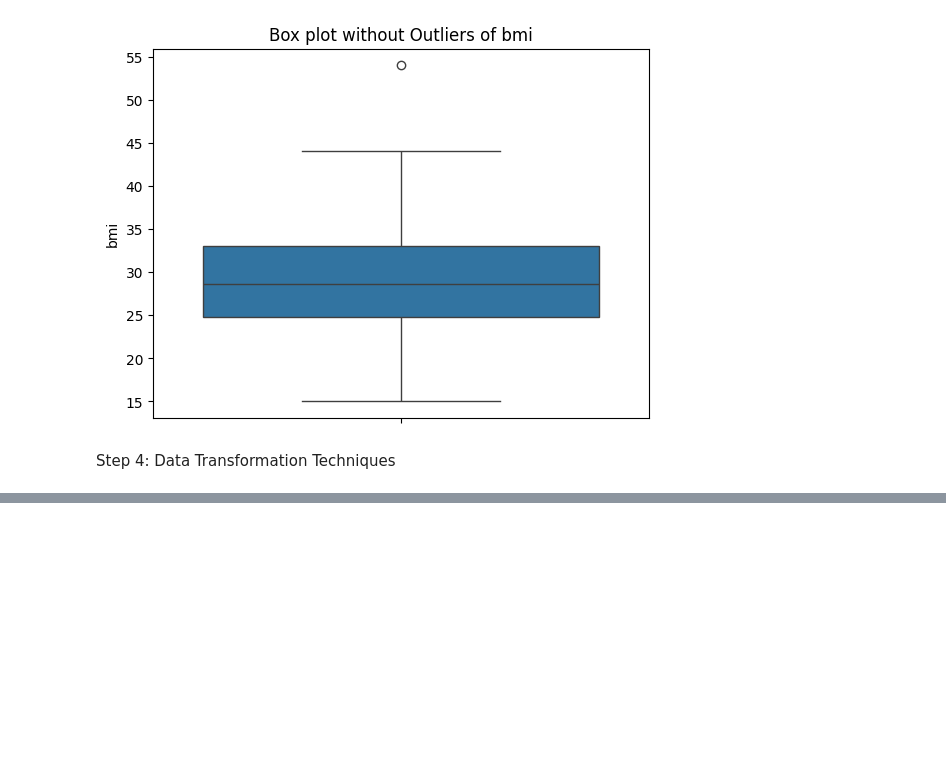
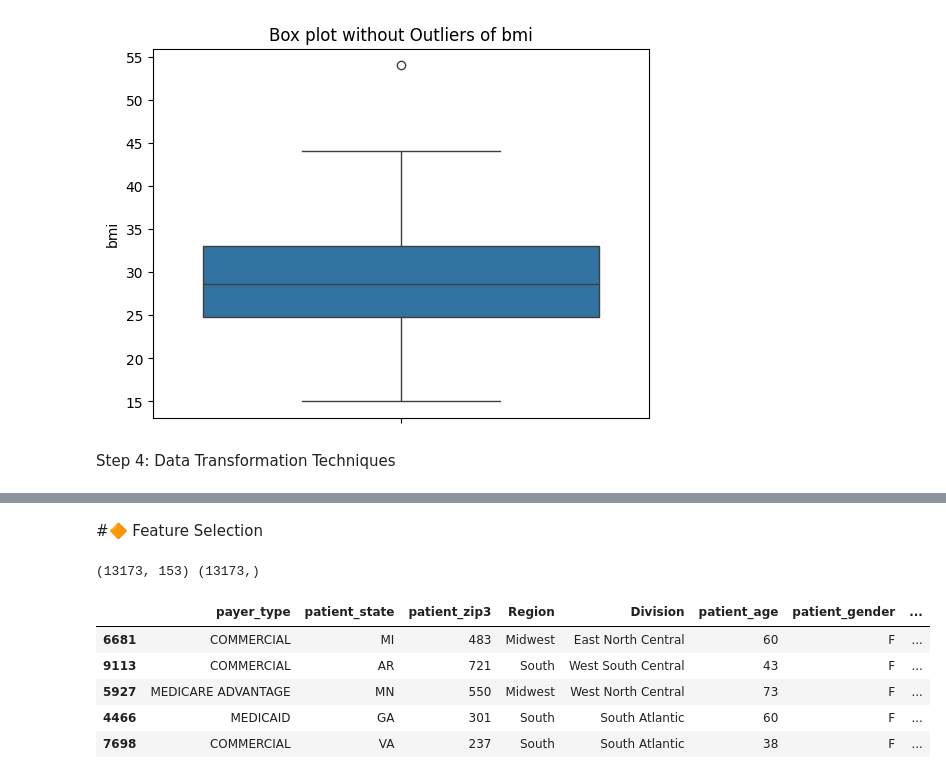
Before and after one commit to feer-rodriguess90/WiDS_Challenge2, a Jupyter notebook: WIDS_2024_Challenge_2.ipynb, the cells around one changed output, grey strips where cells are left out. Cells and saved outputs as stored; diff of their text form; code cells hidden in the pictures; blank space fills up the shorter version.

```diff
--- a/WIDS_2024_Challenge_2.ipynb
+++ b/WIDS_2024_Challenge_2.ipynb
@@ -298 +316,17 @@ DataFrame after Min-Max Scaling:
 Name: home_value, Length: 13173, dtype: float64
+# %% [markdown]
+#🔶 Feature Selection
+# %%
+X = train_df.drop(['patient_id', 'patient_race', 'bmi', 'breast_cancer_diagnosis_desc', 'metastatic_diagnosis_period'], axis=1)
+y = train_df['metastatic_diagnosis_period']
+
+print(X.shape, y.shape)
+X.head()
+# %% [output]
+(13173, 153) (13173,)
+|  | payer_type | patient_state | patient_zip3 | Region | Division | patient_age | patient_gender | ... |
+| 6681 | COMMERCIAL | MI | 483 | Midwest | East North Central | 60 | F | ... |
+| 9113 | COMMERCIAL | AR | 721 | South | West South Central | 43 | F | ... |
+| 5927 | MEDICARE ADVANTAGE | MN | 550 | Midwest | West North Central | 73 | F | ... |
+| 4466 | MEDICAID | GA | 301 | South | South Atlantic | 60 | F | ... |
+| 7698 | COMMERCIAL | VA | 237 | South | South Atlantic | 38 | F | ... |
```
Also changed, not shown: parts of 14 cells of this notebook.
